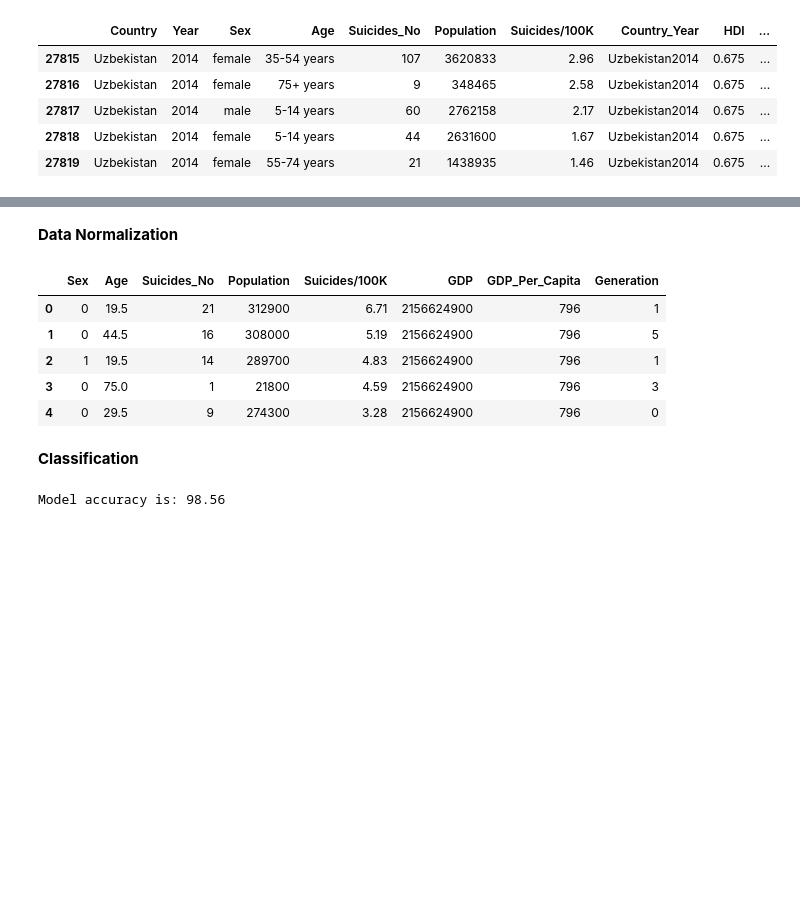
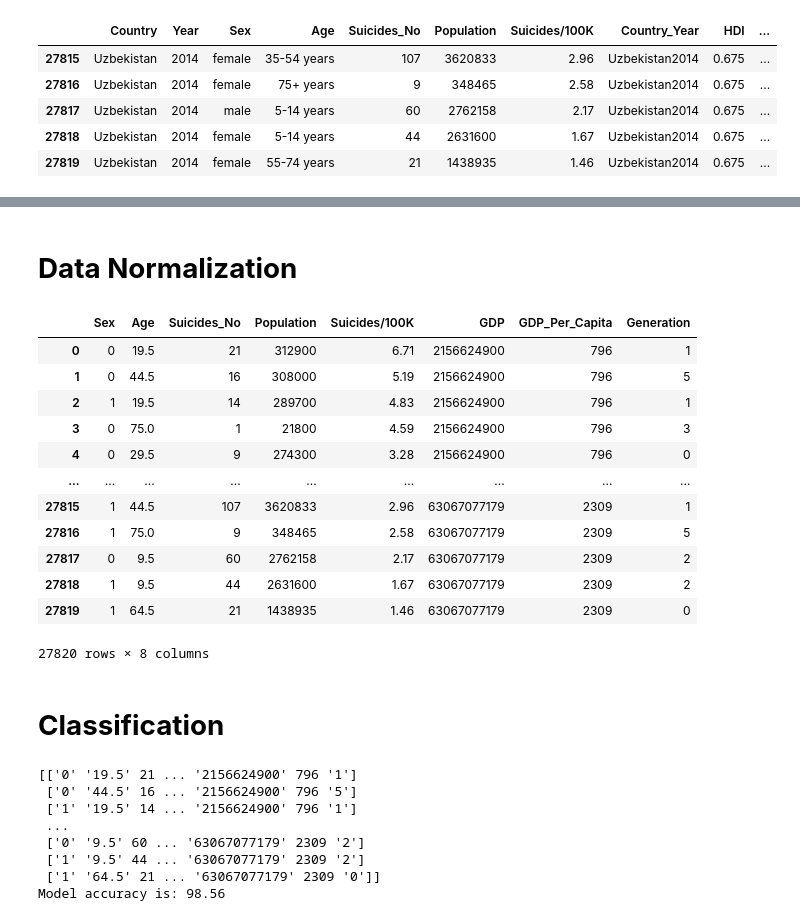
Before and after one commit to kylunr/SuicideRateDataAnalysis, a Jupyter notebook: SuicideRateAnalysis.ipynb, the cells around one changed output, grey strips where cells are left out. Cells and saved outputs as stored; diff of their text form; code cells hidden in the pictures; blank space fills up the shorter version.

```diff
--- a/SuicideRateAnalysis.ipynb
+++ b/SuicideRateAnalysis.ipynb
@@ -38,5 +96,5 @@ data.tail()
 # %% [markdown]
-**Data Normalization**
+# **Data Normalization**
 # %%
 # Data normalization
 
@@ -48,45 +106,55 @@ data.Generation.replace(['Boomers', 'Generation X', 'Generation Z', 'G.I. Genera
                         ['0', '1', '2', '3', '4', '5'], inplace=True)
 
 # Replace male with 0, female with 1
 data.Sex.replace(['male', 'female'], ['0', '1'], inplace=True)
 
 # Remove commas from gdp value
 data['GDP'] = data['GDP'].str.replace(',','')
 
 # Used for finding averages of age range
 def means(arr):
     return str(np.array(arr).mean())
 
 # Replace age ranges with averages
 data.Age.replace(['15-24 years', '25-34 years', '35-54 years', '5-14 years', '55-74 years', '75+ years'],
                  [means([15, 24]), means([25, 34]), means([35, 54]),
                   means([5, 14]), means([55, 74]), means([75])], inplace=True)
 
 # Converting string values to numeric
 pd.to_numeric(data['Generation']);
 pd.to_numeric(data['Sex']);
 pd.to_numeric(data['GDP']);
 
+# For testing
+data1 = data.copy()
 
-data.head()
+data1.head(100000)
 # %% [output]
 |  | Sex | Age | Suicides_No | Population | Suicides/100K | GDP | GDP_Per_Capita | Generation |
 | 0 | 0 | 19.5 | 21 | 312900 | 6.71 | 2156624900 | 796 | 1 |
 | 1 | 0 | 44.5 | 16 | 308000 | 5.19 | 2156624900 | 796 | 5 |
 | 2 | 1 | 19.5 | 14 | 289700 | 4.83 | 2156624900 | 796 | 1 |
 | 3 | 0 | 75.0 | 1 | 21800 | 4.59 | 2156624900 | 796 | 3 |
 | 4 | 0 | 29.5 | 9 | 274300 | 3.28 | 2156624900 | 796 | 0 |
+| ... | ... | ... | ... | ... | ... | ... | ... | ... |
+| 27815 | 1 | 44.5 | 107 | 3620833 | 2.96 | 63067077179 | 2309 | 1 |
+| 27816 | 1 | 75.0 | 9 | 348465 | 2.58 | 63067077179 | 2309 | 5 |
+| 27817 | 0 | 9.5 | 60 | 2762158 | 2.17 | 63067077179 | 2309 | 2 |
+| 27818 | 1 | 9.5 | 44 | 2631600 | 1.67 | 63067077179 | 2309 | 2 |
+| 27819 | 1 | 64.5 | 21 | 1438935 | 1.46 | 63067077179 | 2309 | 0 |
+27820 rows × 8 columns
 # %% [markdown]
-**Classification**
+# **Classification**
 # %%
 # Classification
 # Using classification from: https://www.kaggle.com/elcaiseri/classification-of-high-low-suicide-rates
 
 data['Fatality_Rate'] = np.where(data['Suicides/100K']>data['Suicides/100K'].mean(), 1, 0)
 
-
 X = np.array(data.drop(['Fatality_Rate', 'Suicides/100K'], 1))
 y = np.array(data.Fatality_Rate)
+
+print(X)
 
 X_train, X_test, y_train, y_test = train_test_split(X, y, test_size=0.20, random_state=42)
 
@@ -96,6 +164,13 @@ y_pred = model.predict(X_test)
 
 print("Model accuracy is: {0:.2f}".format(accuracy_score(y_test, y_pred) * 100))
 # %% [output]
+[['0' '19.5' 21 ... '2156624900' 796 '1']
+ ['0' '44.5' 16 ... '2156624900' 796 '5']
+ ['1' '19.5' 14 ... '2156624900' 796 '1']
+ ...
+ ['0' '9.5' 60 ... '63067077179' 2309 '2']
+ ['1' '9.5' 44 ... '63067077179' 2309 '2']
+ ['1' '64.5' 21 ... '63067077179' 2309 '0']]
 Model accuracy is: 98.56
 # %%
 mat = confusion_matrix(y_test, y_pred)
```
Also changed, not shown: parts of 22 cells of this notebook.
